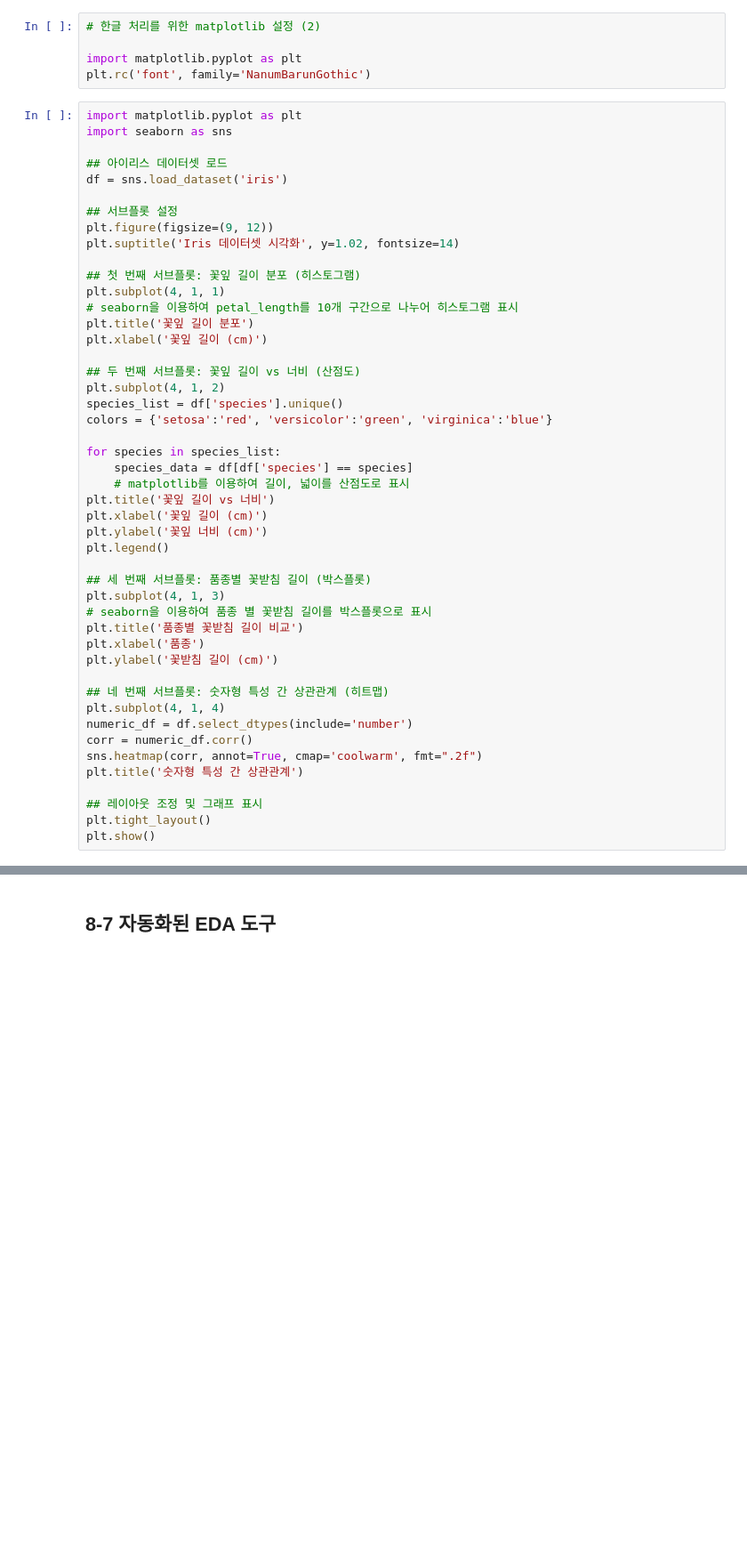
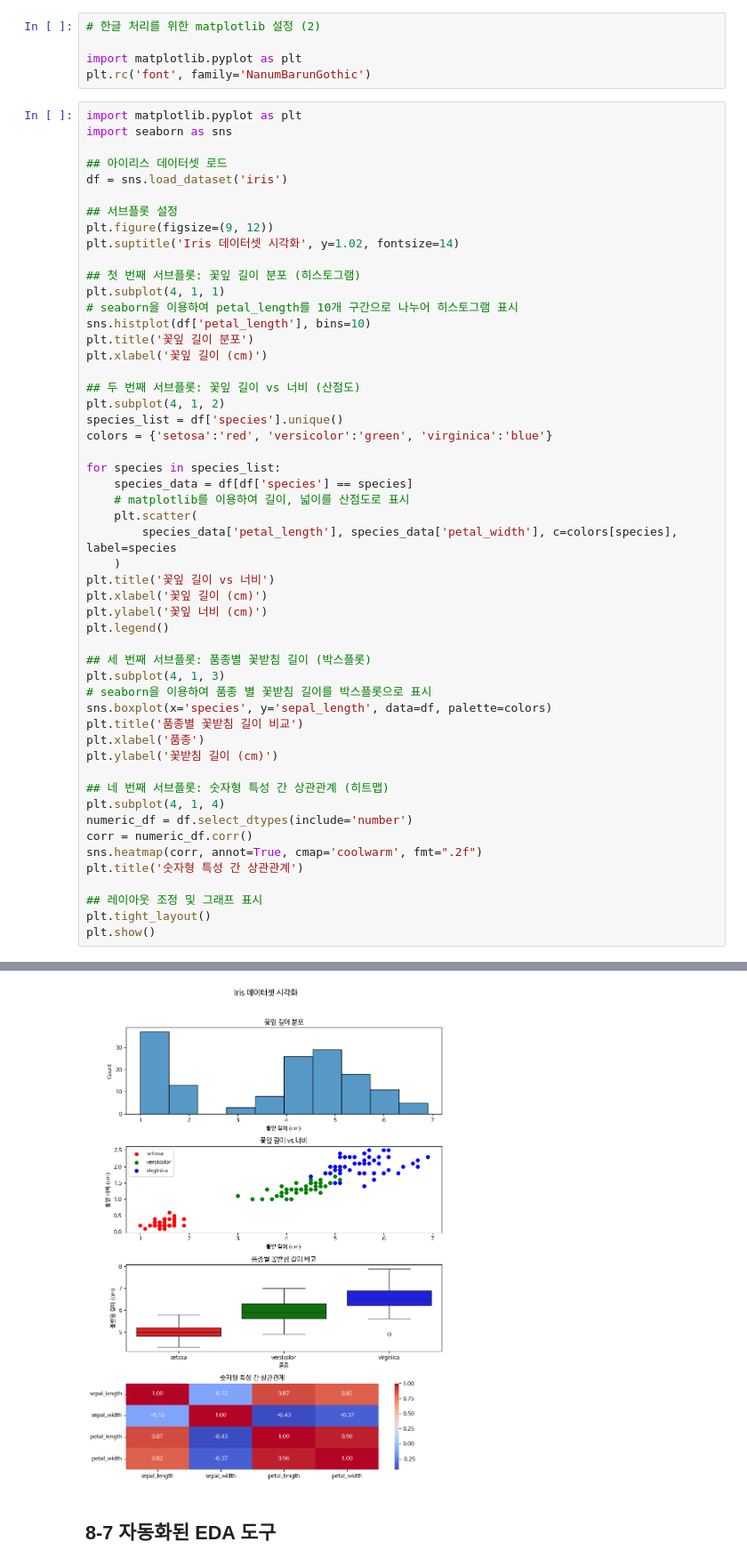
Before and after one commit to MinhoKang/Data-Analysis-with-Open-Source, a Jupyter notebook: 오픈소스_데이터_분석_8강.ipynb, the cells around one changed output, grey strips where cells are left out. Shown: that part at 89% size. Saved outputs shown, nothing was run; the diff lists cells and outputs as text; blank space fills up the shorter version.

```diff
--- a/오픈소스_데이터_분석_8강.ipynb
+++ b/오픈소스_데이터_분석_8강.ipynb
@@ -254,6 +254,7 @@ plt.suptitle('Iris 데이터셋 시각화', y=1.02, fontsize=14)
 ## 첫 번째 서브플롯: 꽃잎 길이 분포 (히스토그램)
 plt.subplot(4, 1, 1)
 # seaborn을 이용하여 petal_length를 10개 구간으로 나누어 히스토그램 표시
+sns.histplot(df['petal_length'], bins=10)
 plt.title('꽃잎 길이 분포')
 plt.xlabel('꽃잎 길이 (cm)')
 
@@ -265,6 +266,9 @@ colors = {'setosa':'red', 'versicolor':'green', 'virginica':'blue'}
 for species in species_list:
     species_data = df[df['species'] == species]
     # matplotlib를 이용하여 길이, 넓이를 산점도로 표시
+    plt.scatter(
+        species_data['petal_length'], species_data['petal_width'], c=colors[species], label=species
+    )
 plt.title('꽃잎 길이 vs 너비')
 plt.xlabel('꽃잎 길이 (cm)')
 plt.ylabel('꽃잎 너비 (cm)')
@@ -273,6 +277,7 @@ plt.legend()
 ## 세 번째 서브플롯: 품종별 꽃받침 길이 (박스플롯)
 plt.subplot(4, 1, 3)
 # seaborn을 이용하여 품종 별 꽃받침 길이를 박스플롯으로 표시
+sns.boxplot(x='species', y='sepal_length', data=df, palette=colors)
 plt.title('품종별 꽃받침 길이 비교')
 plt.xlabel('품종')
 plt.ylabel('꽃받침 길이 (cm)')
@@ -287,3 +292,4 @@ plt.title('숫자형 특성 간 상관관계')
 ## 레이아웃 조정 및 그래프 표시
 plt.tight_layout()
 plt.show()
+# %% [output]
@@ -290,3 +299,4 @@ plt.show()
+[figure, added]
 # %% [markdown]
 ## 8-7 자동화된 EDA 도구
 # %%
```
Also changed, not shown: parts of 2 cells of this notebook.
